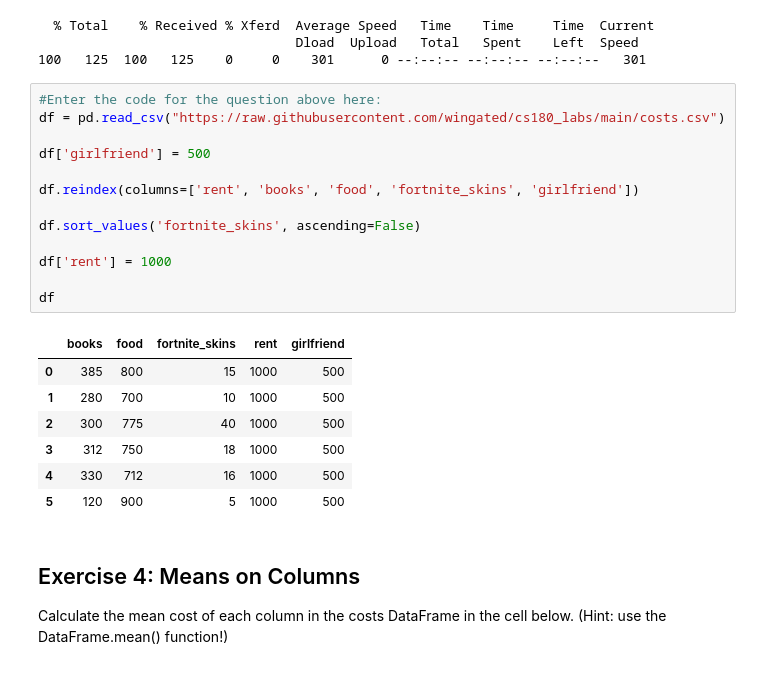
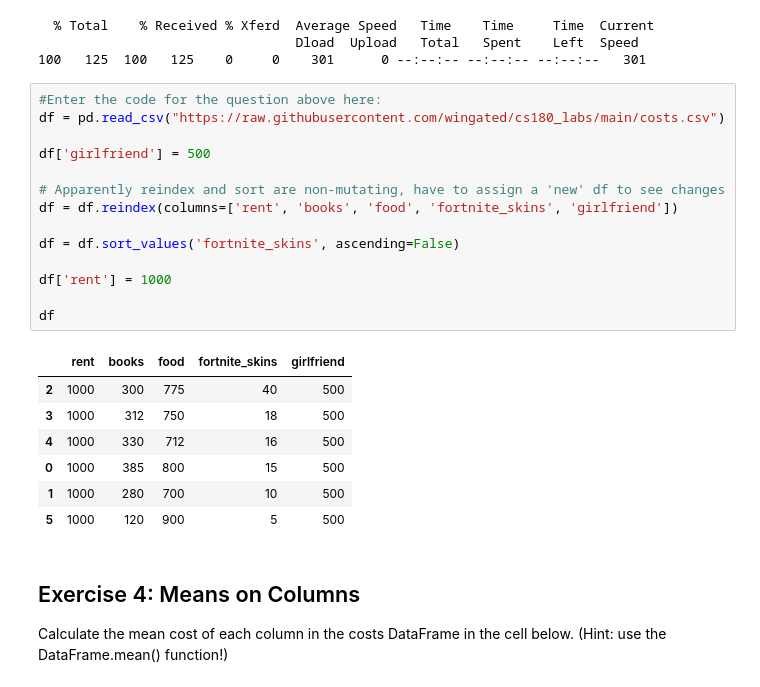
Before and after one commit to corbe19/CS180, a Jupyter notebook: 03_pandas.ipynb, the cells around one changed output. Drawn from its saved outputs; the diff is of its cells as text.

```diff
--- a/03_pandas.ipynb
+++ b/03_pandas.ipynb
@@ -196,24 +194,25 @@ The costs.csv downloaded earlier contains an estimate of my costs over the past
 # %%
 #Enter the code for the question above here:
 df = pd.read_csv("https://raw.githubusercontent.com/wingated/cs180_labs/main/costs.csv")
 
 df['girlfriend'] = 500
 
-df.reindex(columns=['rent', 'books', 'food', 'fortnite_skins', 'girlfriend'])
+# Apparently reindex and sort are non-mutating, have to assign a 'new' df to see changes
+df = df.reindex(columns=['rent', 'books', 'food', 'fortnite_skins', 'girlfriend'])
 
-df.sort_values('fortnite_skins', ascending=False)
+df = df.sort_values('fortnite_skins', ascending=False)
 
 df['rent'] = 1000
 
 df
 # %% [output]
-|  | books | food | fortnite_skins | rent | girlfriend |
-| 0 | 385 | 800 | 15 | 1000 | 500 |
-| 1 | 280 | 700 | 10 | 1000 | 500 |
-| 2 | 300 | 775 | 40 | 1000 | 500 |
-| 3 | 312 | 750 | 18 | 1000 | 500 |
-| 4 | 330 | 712 | 16 | 1000 | 500 |
-| 5 | 120 | 900 | 5 | 1000 | 500 |
+|  | rent | books | food | fortnite_skins | girlfriend |
+| 2 | 1000 | 300 | 775 | 40 | 500 |
+| 3 | 1000 | 312 | 750 | 18 | 500 |
+| 4 | 1000 | 330 | 712 | 16 | 500 |
+| 0 | 1000 | 385 | 800 | 15 | 500 |
+| 1 | 1000 | 280 | 700 | 10 | 500 |
+| 5 | 1000 | 120 | 900 | 5 | 500 |
 # %% [markdown]
 ## Exercise 4: Means on Columns
 Calculate the mean cost of each column in the costs DataFrame in the cell below. (Hint: use the DataFrame.mean() function!)
```
Also changed, not shown: parts of 3 cells of this notebook.
